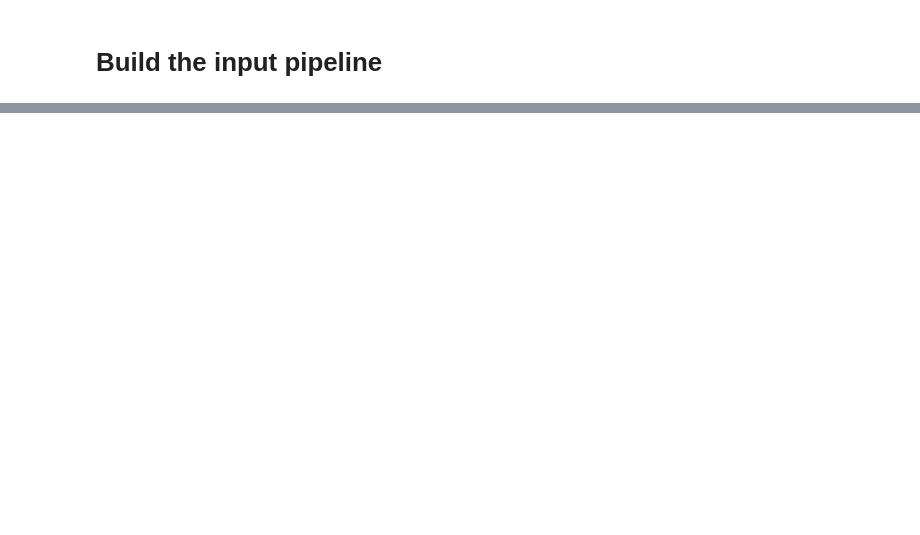
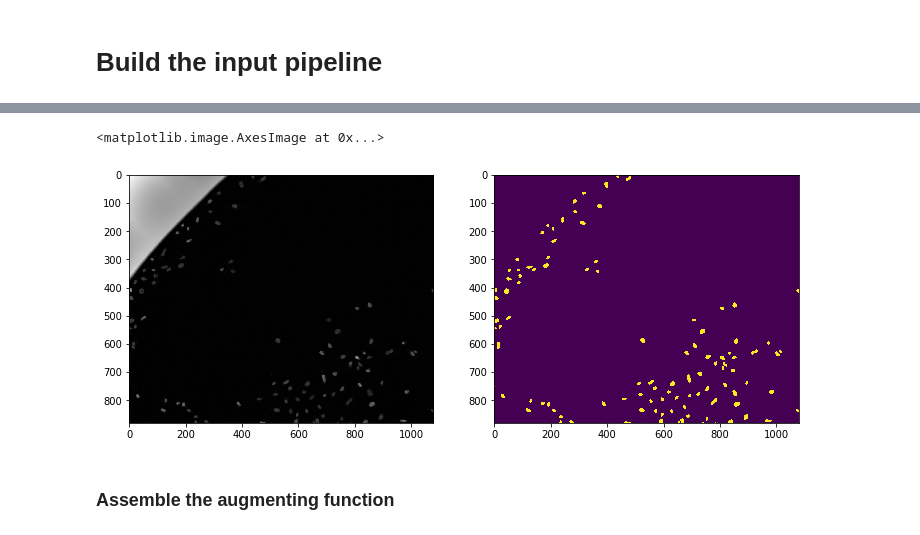
Before and after one commit to chienhsiang/tensorflow, a Jupyter notebook: segmentation/code/main_segmentation.ipynb, the cells around one changed output, grey strips where cells are left out. Cells and saved outputs as stored; diff of their text form; code cells hidden in the pictures; blank space fills up the shorter version.

```diff
--- a/segmentation/code/main_segmentation.ipynb
+++ b/segmentation/code/main_segmentation.ipynb
@@ -70,0 +136,13 @@ plt.imshow(mask[:,:,0])
+# %%
+img3, mask3 = flip_images(True, img2, mask2)
+
+plt.figure(figsize=(12,16))
+plt.subplot(1,2,1)
+plt.imshow(img3[:,:,0], cmap='gray')
+plt.subplot(1,2,2)
+plt.imshow(mask3[:,:,0])
+# %% [output]
+<matplotlib.image.AxesImage at 0x...>
+[figure, added]
+# %% [markdown]
+### Assemble the augmenting function
```
Also changed, not shown: parts of 25 cells of this notebook.
